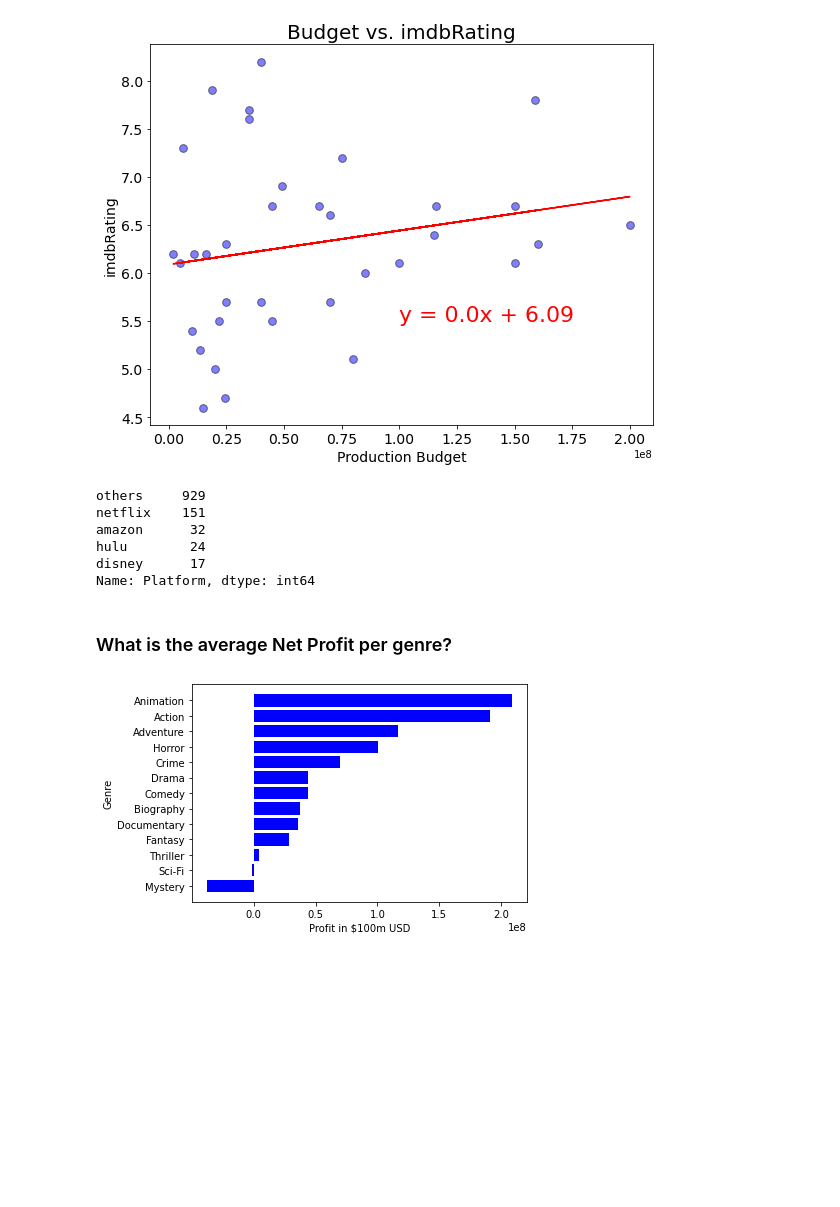
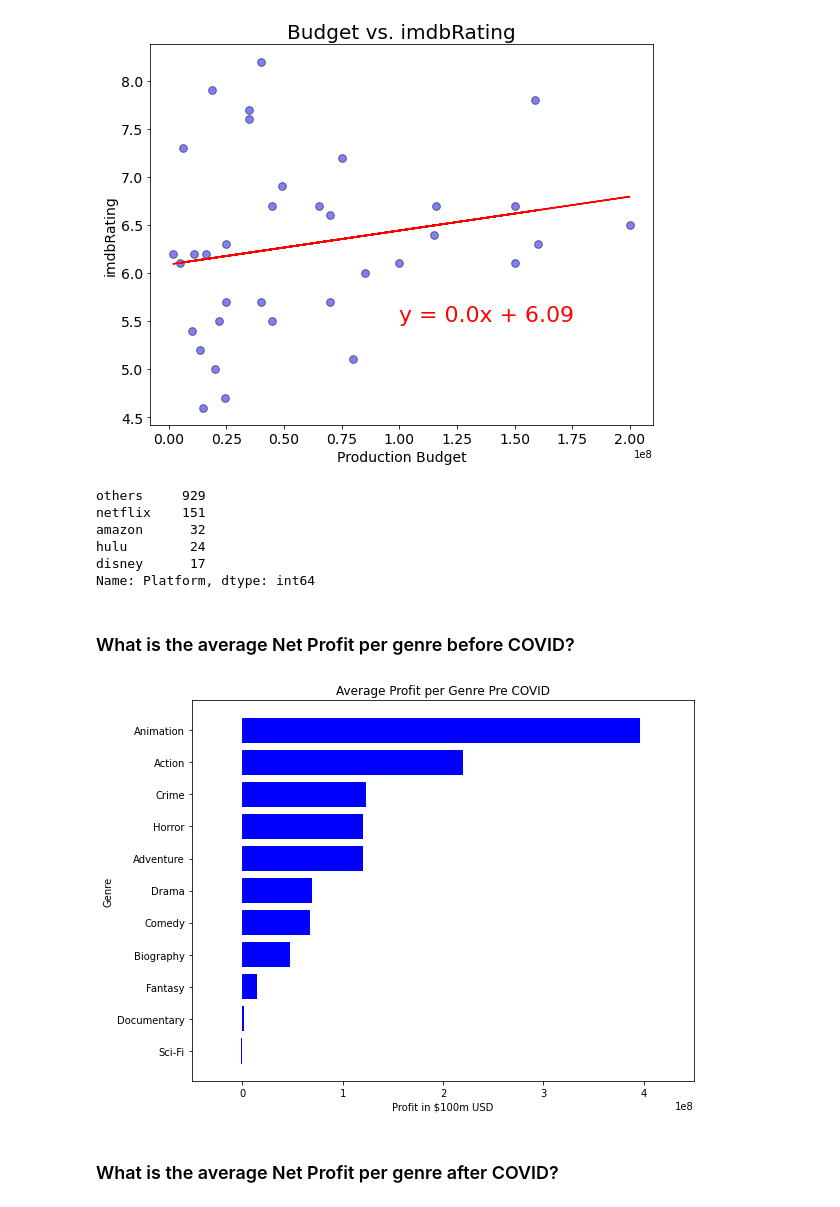
Before and after one commit to csamaro/project_01_group_11_movies, a Jupyter notebook: analysis_scripts/scatter_vs.ipynb, the cells around one changed output. Cells and saved outputs as stored; diff of their text form; code cells hidden in the pictures; blank space fills up the shorter version.

```diff
--- a/analysis_scripts/scatter_vs.ipynb
+++ b/analysis_scripts/scatter_vs.ipynb
@@ -75,7 +77,9 @@ def sp(a,b,c,d,e,f,g):
 # %%
 #BoxOffice definition
 box_office = clean_df.loc[(clean_df["CurrencyBudget"]=="USD")&(clean_df["CurrencyGross"]=="USD")]
-box_office["ROI"] = box_office["Gross"]/box_office["Budget"]
+
+#ROI and Profit columns
+box_office["ROI"] = (box_office["Gross"]-box_office["Budget"])/box_office["Budget"]
 box_office["Profit"] = box_office["Gross"]-box_office["Budget"]
 # %% [output]
 A value is trying to be set on a copy of a slice from a DataFrame.
@@ -358,23 +417,29 @@ sp(a,b,c,d,e,f,g)
 The coefficient of determination is: 0.04257349421496146
 The correlation is: 0.21
 [figure]
-# %%
-clean_df["Platform"].value_counts()
-# %% [output]
-others     929
-netflix    151
-amazon      32
-hulu        24
-disney      17
-Name: Platform, dtype: int64
+# %%
+#Number of movies by Platform
+clean_df["Platform"].value_counts()
+# %% [output]
+others     929
+netflix    151
+amazon      32
+hulu        24
+disney      17
+Name: Platform, dtype: int64
 # %% [markdown]
-### What is the average Net Profit per genre?
+### What is the average Net Profit per genre before COVID?
 # %%
-genre_roi = box_office.groupby("Genre")["Profit"].mean()
-genre_roi.sort_values(ascending=True,inplace=True)
-plt.barh(genre_roi.index,genre_roi,color="blue")
+genre_profit = box_office_pre.groupby("Genre")["Profit"].mean()
+genre_profit.sort_values(ascending=True,inplace=True)
+plt.figure(figsize=(9,7))
+plt.barh(genre_profit.index,genre_profit,color="blue")
 plt.xlabel("Profit in $100m USD")
 plt.ylabel("Genre")
+plt.title("Average Profit per Genre Pre COVID")
+plt.xlim(-0.5e8,4.5e8)
 plt.show()
 # %% [output]
-[figure, old version]
+[figure, new version]
+# %% [markdown]
+### What is the average Net Profit per genre after COVID?
```
Also changed, not shown: parts of 62 cells of this notebook, 2 other files.
